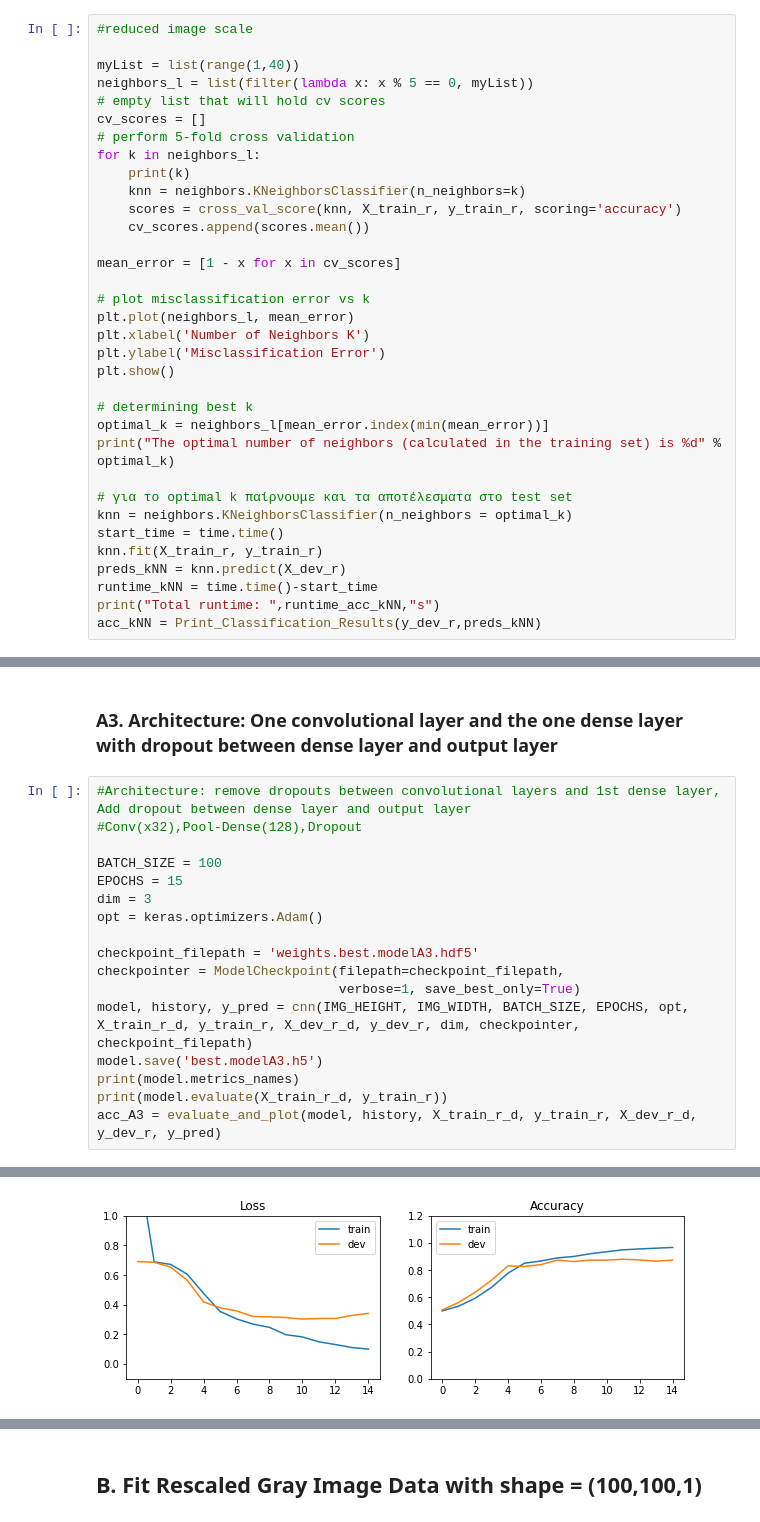
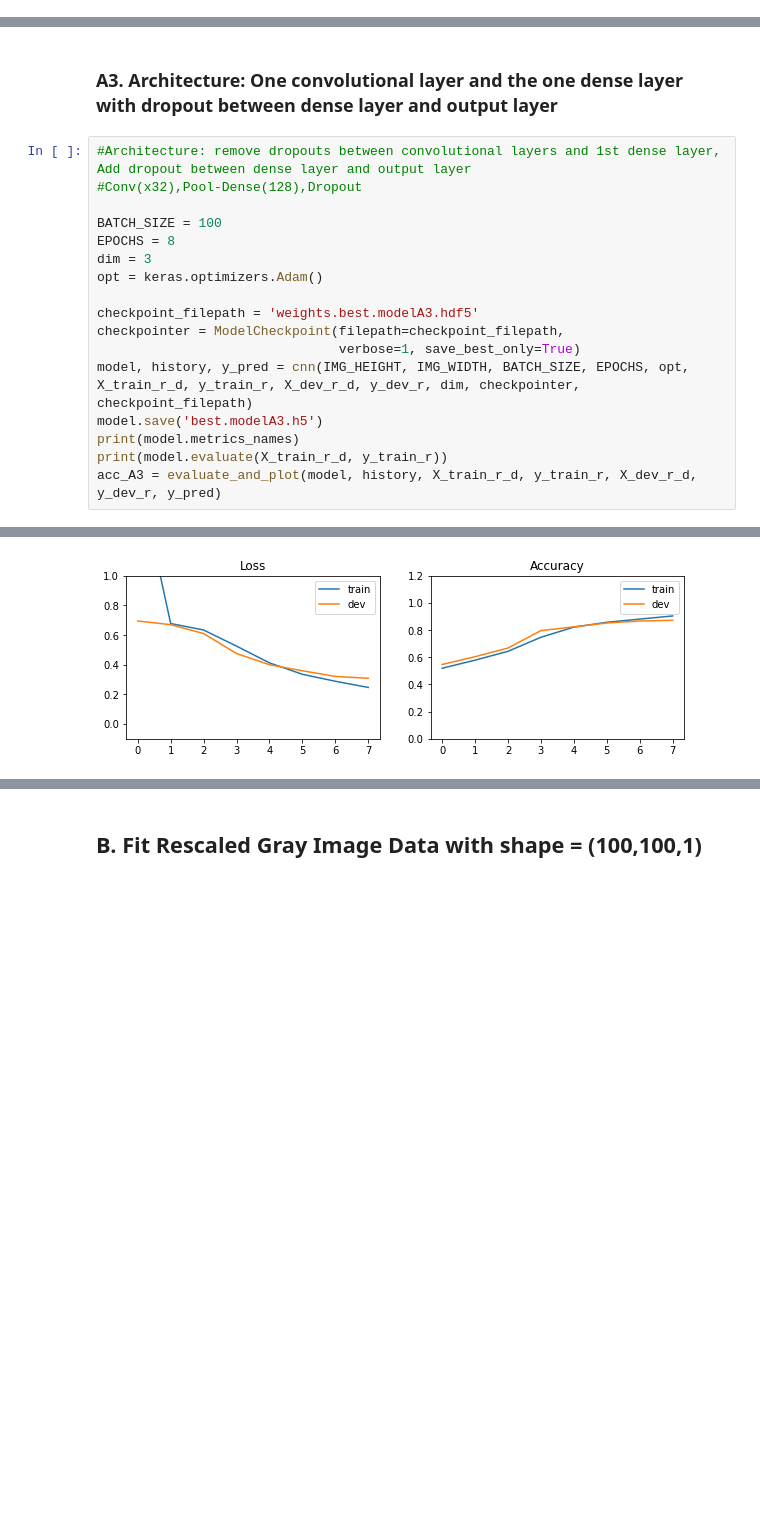
Before and after one commit to xeniakal/AMLS_20-21_SN20159465, a Jupyter notebook: A2/SmileDetection.ipynb, the cells around one changed output, grey strips where cells are left out. Drawn from its saved outputs; the diff is of its cells as text; blank space fills up the shorter version.

```diff
--- a/A2/SmileDetection.ipynb
+++ b/A2/SmileDetection.ipynb
@@ -450,34 +447,0 @@ Accuracy Score:  76.933%
-# %%
-#reduced image scale
-
-myList = list(range(1,40))
-neighbors_l = list(filter(lambda x: x % 5 == 0, myList))
-# empty list that will hold cv scores
-cv_scores = []
-# perform 5-fold cross validation
-for k in neighbors_l:
-    print(k)
-    knn = neighbors.KNeighborsClassifier(n_neighbors=k)
-    scores = cross_val_score(knn, X_train_r, y_train_r, scoring='accuracy')
-    cv_scores.append(scores.mean())
-
-mean_error = [1 - x for x in cv_scores]
-
-# plot misclassification error vs k
-plt.plot(neighbors_l, mean_error)
-plt.xlabel('Number of Neighbors K')
-plt.ylabel('Misclassification Error')
-plt.show()
-
-# determining best k
-optimal_k = neighbors_l[mean_error.index(min(mean_error))]
-print("The optimal number of neighbors (calculated in the training set) is %d" % optimal_k)
-
-# για το optimal k παίρνουμε και τα αποτέλεσματα στο test set
-knn = neighbors.KNeighborsClassifier(n_neighbors = optimal_k)
-start_time = time.time()
-knn.fit(X_train_r, y_train_r)
-preds_kNN = knn.predict(X_dev_r)
-runtime_kNN = time.time()-start_time
-print("Total runtime: ",runtime_acc_kNN,"s")
-acc_kNN = Print_Classification_Results(y_dev_r,preds_kNN)
@@ -981,7 +957,7 @@ Accuracy Score:  86.133%
 #Conv(x32),Pool-Dense(128),Dropout
 
 BATCH_SIZE = 100
-EPOCHS = 15
+EPOCHS = 8
 dim = 3
 opt = keras.optimizers.Adam()
 
@@ -1014,3 +990,3 @@ Train: 0.965, Dev: 0.873
-[figure, old version]
+[figure, new version]
               precision    recall  f1-score   support
 
```
Also changed, not shown: parts of 29 cells of this notebook, 1 other file.
